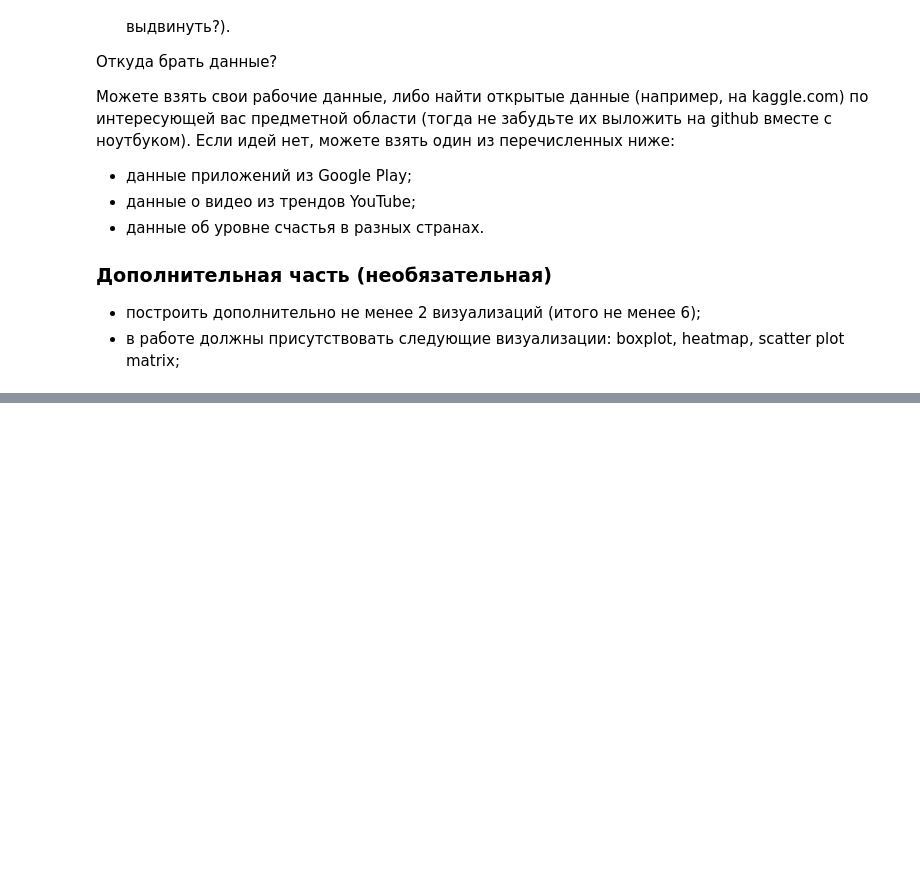
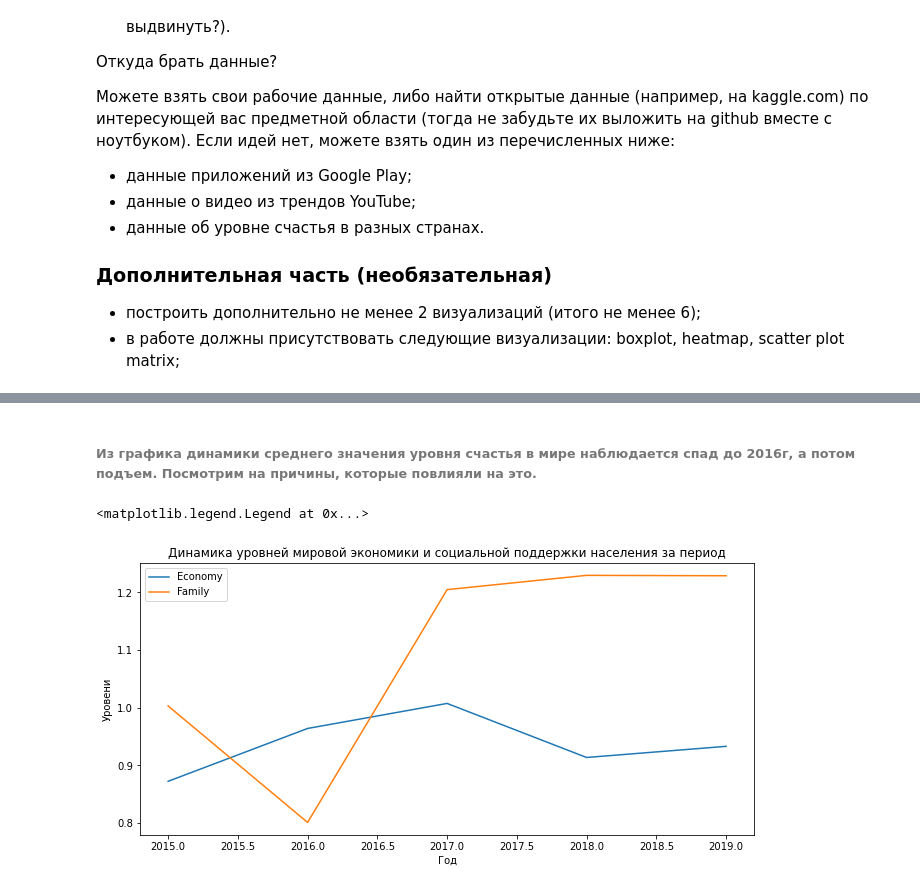
Before and after one commit to Gralex78/Home-Work-PYDA-20, a Jupyter notebook: 15_Visual/HW_#15.ipynb, the cells around one changed output, grey strips where cells are left out. Drawn from its saved outputs; the diff is of its cells as text; code cells hidden in the pictures; blank space fills up the shorter version.

```diff
--- a/15_Visual/HW_#15.ipynb
+++ b/15_Visual/HW_#15.ipynb
@@ -177,0 +125,15 @@ Text(0, 0.5, 'Продажи, млн. USD')
+# %%
+df2019 = pd.read_csv('The_World_Happiness_Report/2019.csv')
+df2019['Year'] = 2019
+df2019.rename(columns = {
+    df2019.columns[1]: 'Country',
+    df2019.columns[2]: 'Happiness',
+    df2019.columns[3]: 'Economy',
+    df2019.columns[4]: 'Family',
+    df2019.columns[5]: 'Health',
+    df2019.columns[6]: 'Freedom',
+    df2019.columns[8]: 'Trust',
+}, inplace = True)
+df2019['Health'] = round(df2019['Health'] * 100, 1)
+df2019 = df2019[['Year', 'Country', 'Happiness', 'Economy', 'Family', 'Health', 'Freedom', 'Trust', 'Generosity']]
+df2019.head()
@@ -177,0 +217,14 @@ Text(0, 0.5, 'Продажи, млн. USD')
+# %% [markdown]
+
+
+###### Из графика динамики среднего значения уровня счастья в мире наблюдается спад до 2016г, а потом подъем. Посмотрим на причины, которые повлияли на это.
+# %%
+wef = fltr_world_happy.groupby('Year').mean()[['Economy', 'Family']].head()
+plt.plot(wef.index, wef[['Economy', 'Family']])
+plt.title('Динамика уровней мировой экономики и социальной поддержки населения за период')
+plt.xlabel('Год')
+plt.ylabel('Уровени')
+plt.legend(wef)
+# %% [output]
+<matplotlib.legend.Legend at 0x...>
+[figure, added]
```
Also changed, not shown: parts of 45 cells of this notebook.
